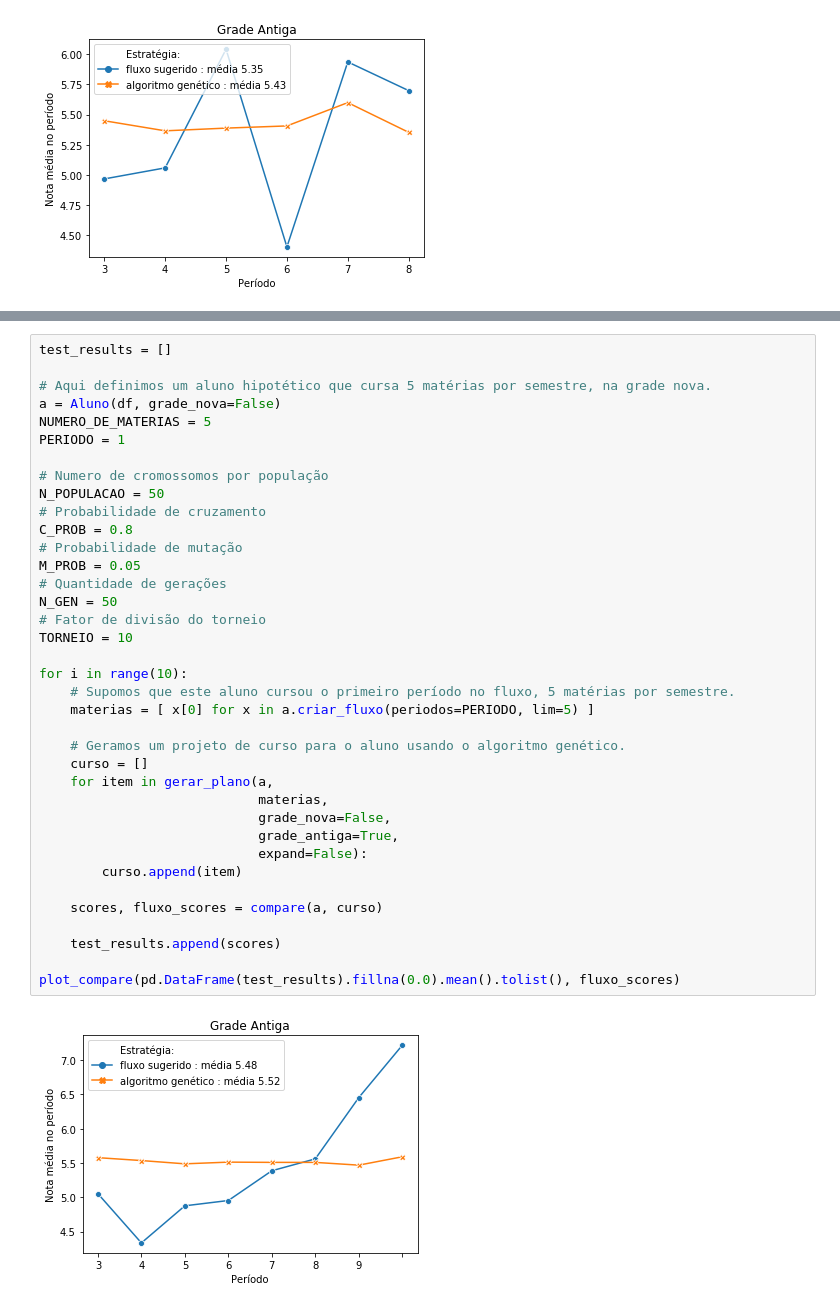
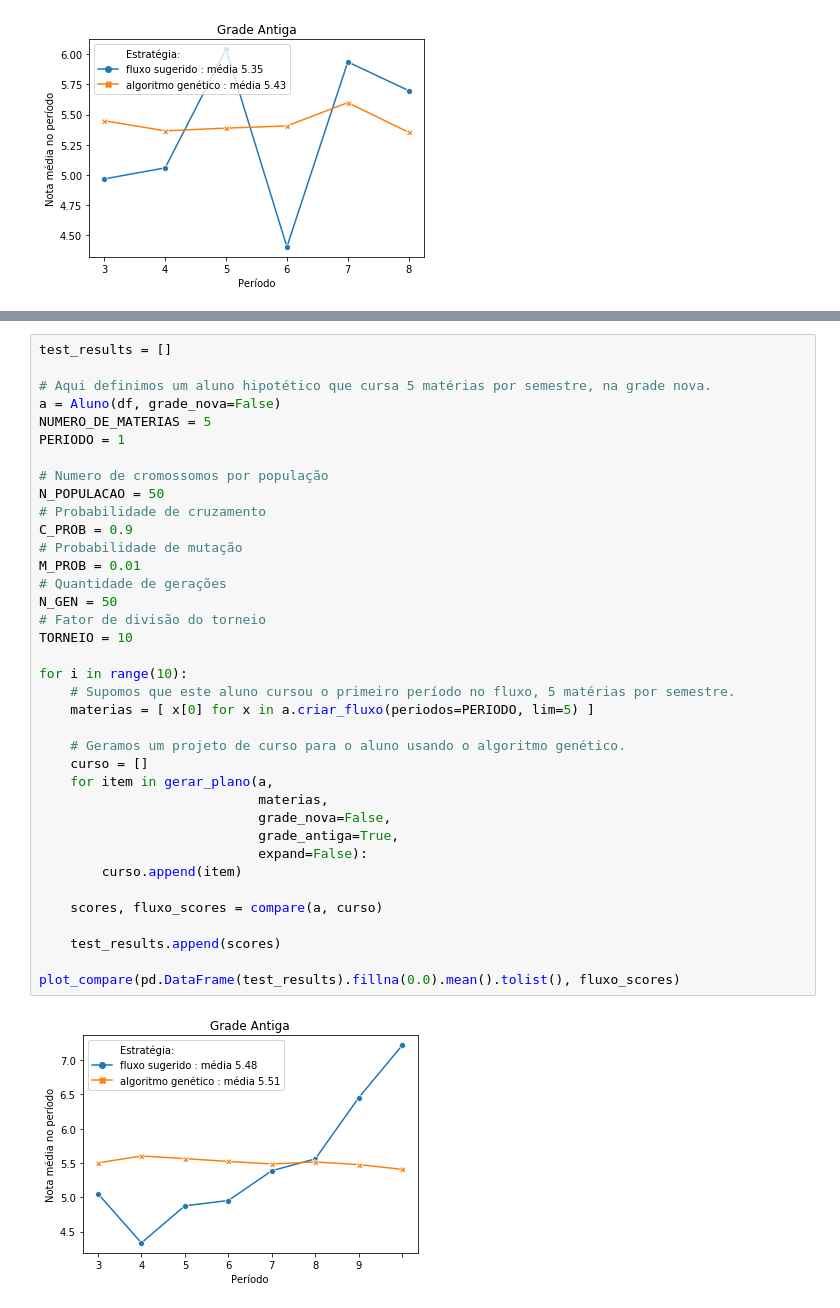
Before and after one commit to luanagbmartins/inteligencia-artificial, a Jupyter notebook: Módulo 5 - Algoritmos Genéticos/Rascunho.ipynb, the cells around one changed output, grey strips where cells are left out. Saved outputs shown, nothing was run; the diff lists cells and outputs as text.

```diff
--- a/Módulo 5 - Algoritmos Genéticos/Rascunho.ipynb
+++ b/Módulo 5 - Algoritmos Genéticos/Rascunho.ipynb
@@ -888,33 +888,33 @@ NUMERO_DE_MATERIAS = 5
 PERIODO = 1
 
 # Numero de cromossomos por população
 N_POPULACAO = 50
 # Probabilidade de cruzamento
-C_PROB = 0.8
+C_PROB = 0.9
 # Probabilidade de mutação
-M_PROB = 0.05
+M_PROB = 0.01
 # Quantidade de gerações
 N_GEN = 50
 # Fator de divisão do torneio
 TORNEIO = 10
 
 for i in range(10):
     # Supomos que este aluno cursou o primeiro período no fluxo, 5 matérias por semestre.
     materias = [ x[0] for x in a.criar_fluxo(periodos=PERIODO, lim=5) ]
 
     # Geramos um projeto de curso para o aluno usando o algoritmo genético.
     curso = []
     for item in gerar_plano(a,
                             materias,
                             grade_nova=False,
                             grade_antiga=True,
                             expand=False):
         curso.append(item)
 
     scores, fluxo_scores = compare(a, curso)
 
     test_results.append(scores)
 
 plot_compare(pd.DataFrame(test_results).fillna(0.0).mean().tolist(), fluxo_scores)
 # %% [output]
-[figure, old version]
+[figure, new version]
```
